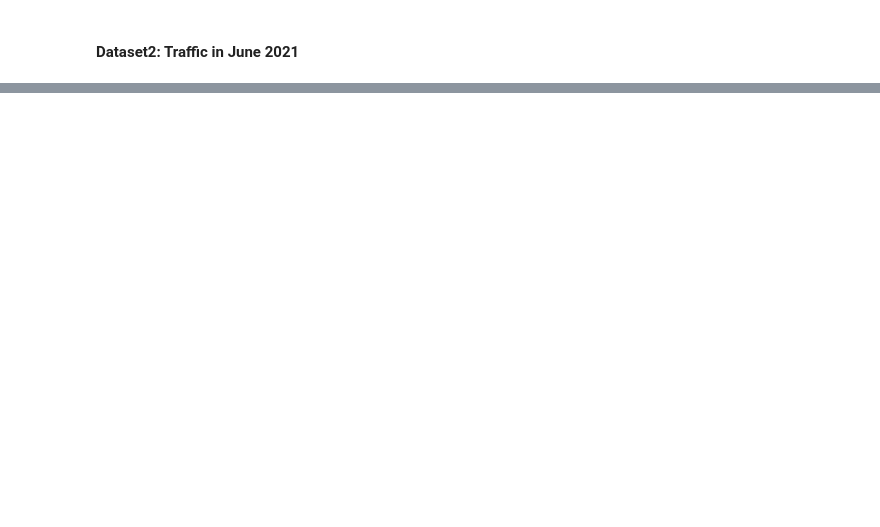
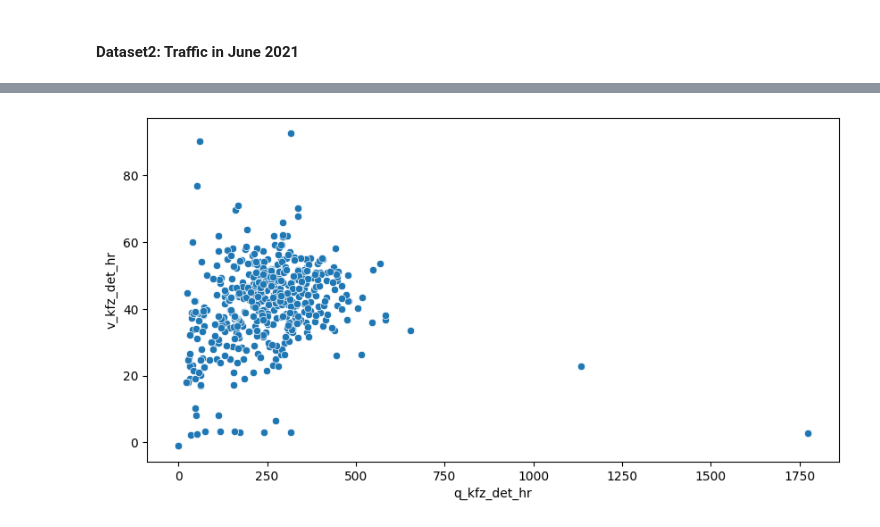
Before and after one commit to helenakohl/2023-amse-template, a Jupyter notebook: exploration.ipynb, the cells around one changed output, grey strips where cells are left out. Drawn from its saved outputs; the diff is of its cells as text; code cells hidden in the pictures; blank space fills up the shorter version.

```diff
--- a/exploration.ipynb
+++ b/exploration.ipynb
@@ -111,0 +182,2 @@ plt.show()
+# %%
+df2 = df2.drop(['ABBAUDATUM', 'DEINSTALLIERT', 'KOMMENTAR'], axis = 1)
@@ -111,0 +186,2 @@ plt.show()
+# %%
+df2['tag'] = pd.to_datetime(df2['tag'], format="%d.%m.%Y")
@@ -111,0 +222,3 @@ plt.show()
+# %%
+df2_sensors = df2.groupby('detid_15')[["q_kfz_det_hr","v_kfz_det_hr","q_pkw_det_hr","v_pkw_det_hr","q_lkw_det_hr","v_lkw_det_hr","LÄNGE (WGS84)","BREITE (WGS84)"]].mean()
+df2_sensors.describe()
@@ -111,0 +254,6 @@ plt.show()
+# %%
+f,ax = plt.subplots(figsize=(10,5))
+sns.scatterplot(x = 'q_kfz_det_hr', y ='v_kfz_det_hr', data = df2_sensors)
+plt.show()
+# %% [output]
+[figure, added]
```
Also changed, not shown: parts of 16 cells of this notebook, 4 other files.
